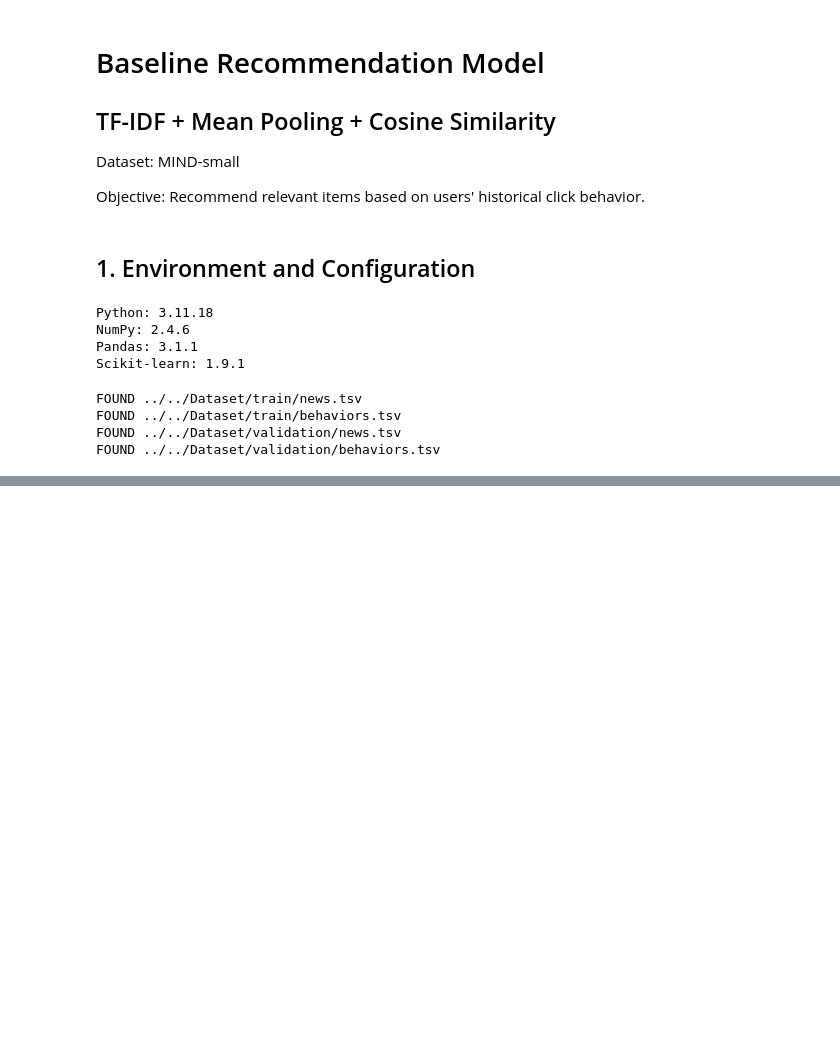
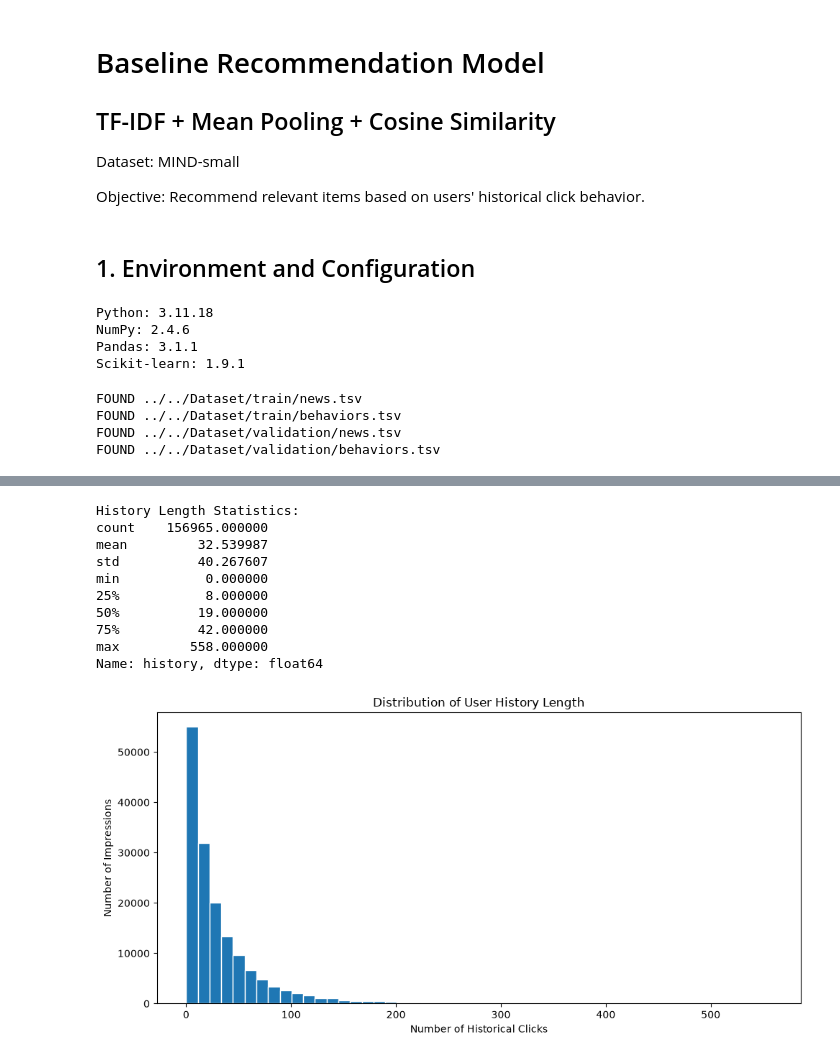
Before and after one commit to LiaoTian724/Personalized-Recommendation-System, a Jupyter notebook: Baseline/src/baseline.ipynb, the cells around one changed output, grey strips where cells are left out. Saved outputs shown, nothing was run; the diff lists cells and outputs as text; code cells hidden in the pictures; blank space fills up the shorter version.

```diff
--- a/Baseline/src/baseline.ipynb
+++ b/Baseline/src/baseline.ipynb
@@ -62,0 +70,19 @@ FOUND ../../Dataset/validation/behaviors.tsv
+# %%
+NEWS_COLUMNS = [
+    "news_id",
+    "category",
+    "subcategory",
+    "title",
+    "abstract",
+    "url",
+    "title_entities",
+    "abstract_entities"
+]
+
+BEHAVIOR_COLUMNS = [
+    "impression_id",
+    "user_id",
+    "time",
+    "history",
+    "impressions"
+]
@@ -62,0 +298,35 @@ FOUND ../../Dataset/validation/behaviors.tsv
+# %%
+# 查看用户历史浏览数量分布
+history_lengths = (
+    train_behaviors["history"]
+    .str.split()
+    .str.len()
+)
+print("History Length Statistics:")
+print(history_lengths.describe())
+
+
+import matplotlib.pyplot as plt
+plt.figure(figsize=(10, 5))
+plt.hist(
+    history_lengths,
+    bins=50,
+    edgecolor="White"
+)
+plt.title("Distribution of User History Length")
+plt.xlabel("Number of Historical Clicks")
+plt.ylabel("Number of Impressions")
+plt.tight_layout()
+plt.show()
+# %% [output]
+History Length Statistics:
+count    156965.000000
+mean         32.539987
+std          40.267607
+min           0.000000
+25%           8.000000
+50%          19.000000
+75%          42.000000
+max         558.000000
+Name: history, dtype: float64
+[figure, added]
```
Also changed, not shown: parts of 7 cells of this notebook.
